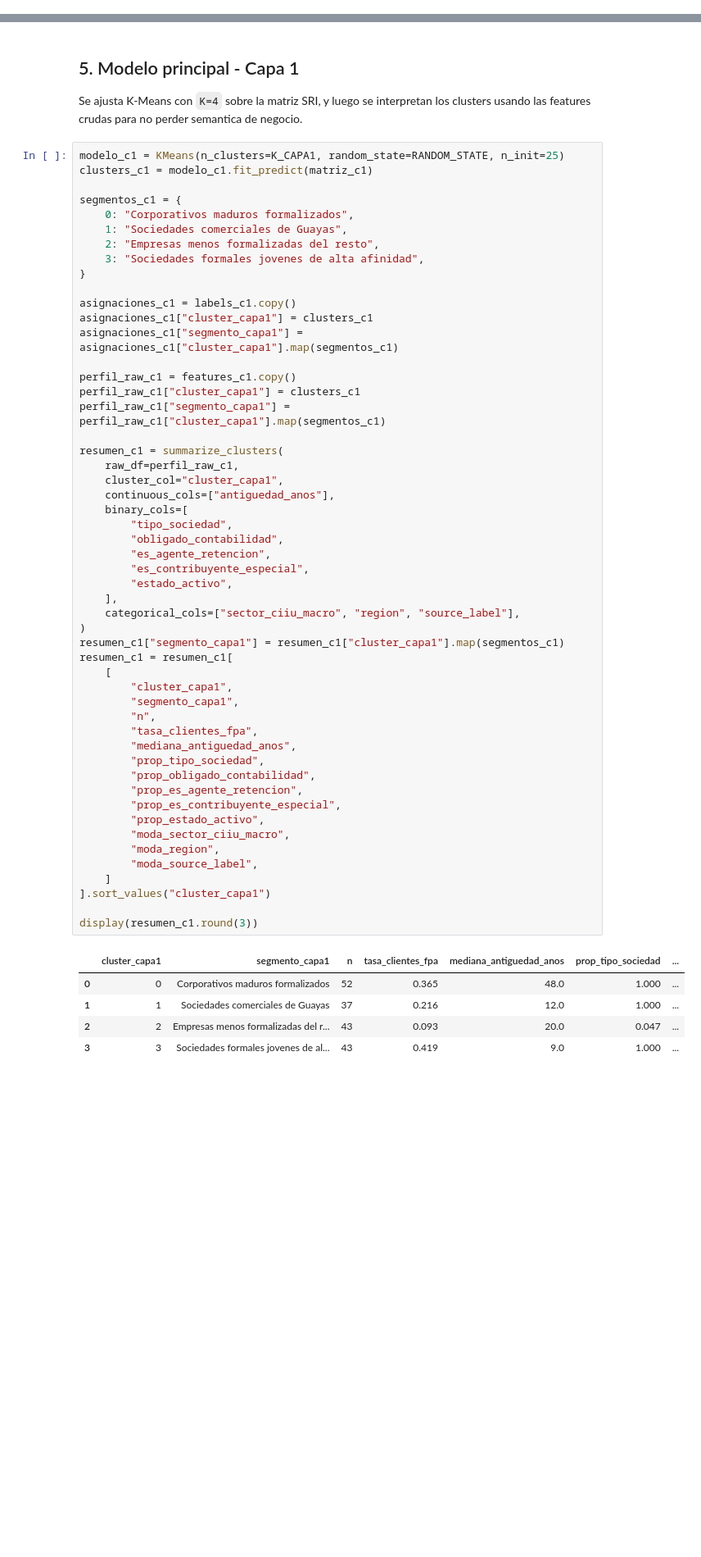
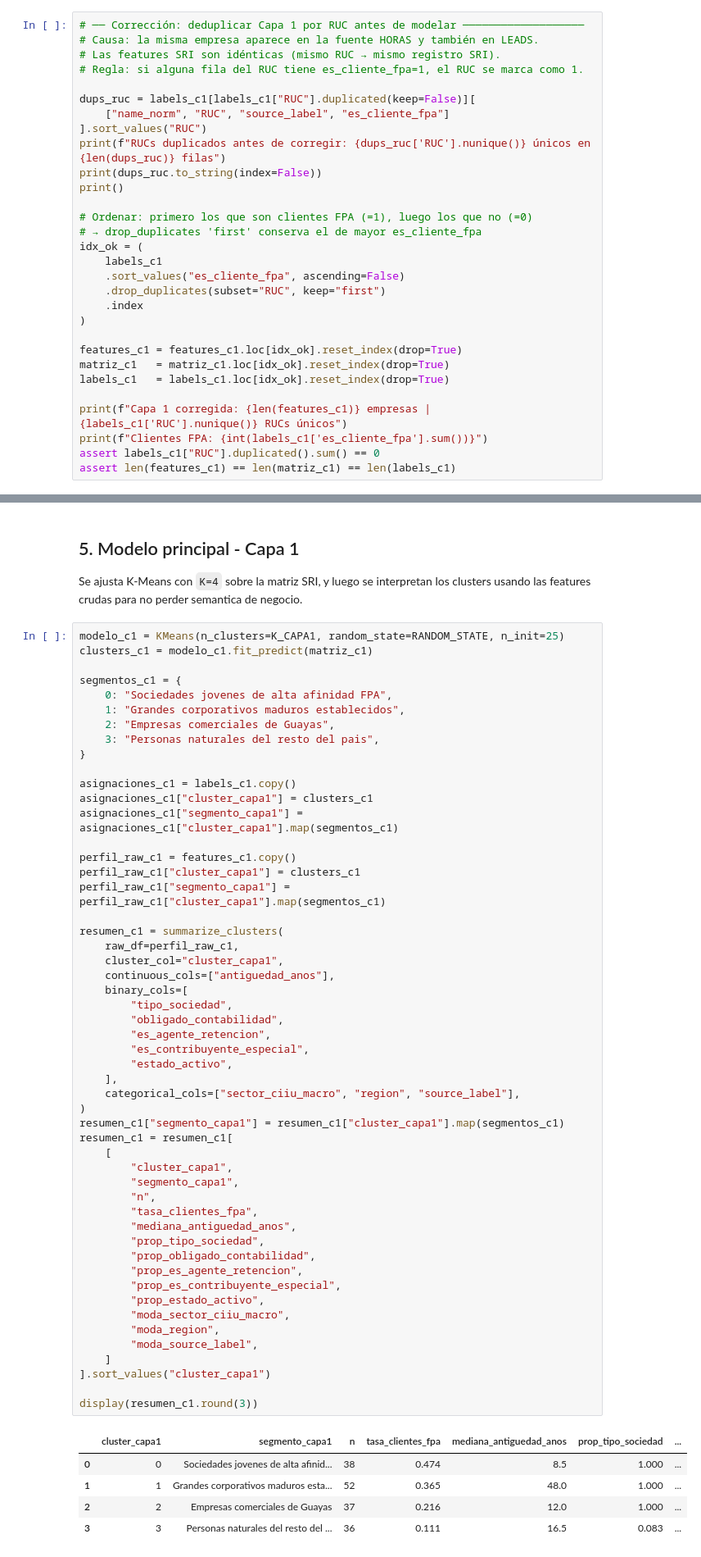
Before and after one commit to OAlbuja/Tesis_Maestria_Inteligencia_Artificial_Aplicada, a Jupyter notebook: Desarrollo_clustering_maestria/04_modeling/01_clustering.ipynb, the cells around one changed output, grey strips where cells are left out. Shown at 82% size. Drawn from its saved outputs; the diff is of its cells as text; blank space fills up the shorter version.

```diff
--- a/Desarrollo_clustering_maestria/04_modeling/01_clustering.ipynb
+++ b/Desarrollo_clustering_maestria/04_modeling/01_clustering.ipynb
@@ -146,3 +146,33 @@ display(resumen_columnas)
 | 18 | NaN | region_Guayas |
 | 19 | NaN | region_Pichincha |
 | 20 | NaN | region_Resto |
+# %%
+# ── Corrección: deduplicar Capa 1 por RUC antes de modelar ───────────────────
+# Causa: la misma empresa aparece en la fuente HORAS y también en LEADS.
+# Las features SRI son idénticas (mismo RUC → mismo registro SRI).
+# Regla: si alguna fila del RUC tiene es_cliente_fpa=1, el RUC se marca como 1.
+
+dups_ruc = labels_c1[labels_c1["RUC"].duplicated(keep=False)][
+    ["name_norm", "RUC", "source_label", "es_cliente_fpa"]
+].sort_values("RUC")
+print(f"RUCs duplicados antes de corregir: {dups_ruc['RUC'].nunique()} únicos en {len(dups_ruc)} filas")
+print(dups_ruc.to_string(index=False))
+print()
+
+# Ordenar: primero los que son clientes FPA (=1), luego los que no (=0)
+# → drop_duplicates 'first' conserva el de mayor es_cliente_fpa
+idx_ok = (
+    labels_c1
+    .sort_values("es_cliente_fpa", ascending=False)
+    .drop_duplicates(subset="RUC", keep="first")
+    .index
+)
+
+features_c1 = features_c1.loc[idx_ok].reset_index(drop=True)
+matriz_c1   = matriz_c1.loc[idx_ok].reset_index(drop=True)
+labels_c1   = labels_c1.loc[idx_ok].reset_index(drop=True)
+
+print(f"Capa 1 corregida: {len(features_c1)} empresas | {labels_c1['RUC'].nunique()} RUCs únicos")
+print(f"Clientes FPA: {int(labels_c1['es_cliente_fpa'].sum())}")
+assert labels_c1["RUC"].duplicated().sum() == 0
+assert len(features_c1) == len(matriz_c1) == len(labels_c1)
@@ -366,10 +417,10 @@ modelo_c1 = KMeans(n_clusters=K_CAPA1, random_state=RANDOM_STATE, n_init=25)
 clusters_c1 = modelo_c1.fit_predict(matriz_c1)
 
 segmentos_c1 = {
-    0: "Corporativos maduros formalizados",
-    1: "Sociedades comerciales de Guayas",
-    2: "Empresas menos formalizadas del resto",
-    3: "Sociedades formales jovenes de alta afinidad",
+    0: "Sociedades jovenes de alta afinidad FPA",
+    1: "Grandes corporativos maduros establecidos",
+    2: "Empresas comerciales de Guayas",
+    3: "Personas naturales del resto del pais",
 }
 
 asignaciones_c1 = labels_c1.copy()
@@ -388,37 +439,37 @@ resumen_c1 = summarize_clusters(
         "tipo_sociedad",
         "obligado_contabilidad",
         "es_agente_retencion",
         "es_contribuyente_especial",
         "estado_activo",
     ],
     categorical_cols=["sector_ciiu_macro", "region", "source_label"],
 )
 resumen_c1["segmento_capa1"] = resumen_c1["cluster_capa1"].map(segmentos_c1)
 resumen_c1 = resumen_c1[
     [
         "cluster_capa1",
         "segmento_capa1",
         "n",
         "tasa_clientes_fpa",
         "mediana_antiguedad_anos",
         "prop_tipo_sociedad",
         "prop_obligado_contabilidad",
         "prop_es_agente_retencion",
         "prop_es_contribuyente_especial",
         "prop_estado_activo",
         "moda_sector_ciiu_macro",
         "moda_region",
         "moda_source_label",
     ]
 ].sort_values("cluster_capa1")
 
 display(resumen_c1.round(3))
 # %% [output]
 |  | cluster_capa1 | segmento_capa1 | n | tasa_clientes_fpa | mediana_antiguedad_anos | prop_tipo_sociedad | ... |
-| 0 | 0 | Corporativos maduros formalizados | 52 | 0.365 | 48.0 | 1.000 | ... |
-| 1 | 1 | Sociedades comerciales de Guayas | 37 | 0.216 | 12.0 | 1.000 | ... |
-| 2 | 2 | Empresas menos formalizadas del r... | 43 | 0.093 | 20.0 | 0.047 | ... |
-| 3 | 3 | Sociedades formales jovenes de al... | 43 | 0.419 | 9.0 | 1.000 | ... |
+| 0 | 0 | Sociedades jovenes de alta afinid... | 38 | 0.474 | 8.5 | 1.000 | ... |
+| 1 | 1 | Grandes corporativos maduros esta... | 52 | 0.365 | 48.0 | 1.000 | ... |
+| 2 | 2 | Empresas comerciales de Guayas | 37 | 0.216 | 12.0 | 1.000 | ... |
+| 3 | 3 | Personas naturales del resto del ... | 36 | 0.111 | 16.5 | 0.083 | ... |
 # %%
 centroides_c1 = pd.DataFrame(modelo_c1.cluster_centers_, columns=matriz_c1.columns)
 centroides_c1.index = [f"C1_{cluster}" for cluster in range(K_CAPA1)]
```
Also changed, not shown: parts of 9 cells of this notebook, 2 other files.
